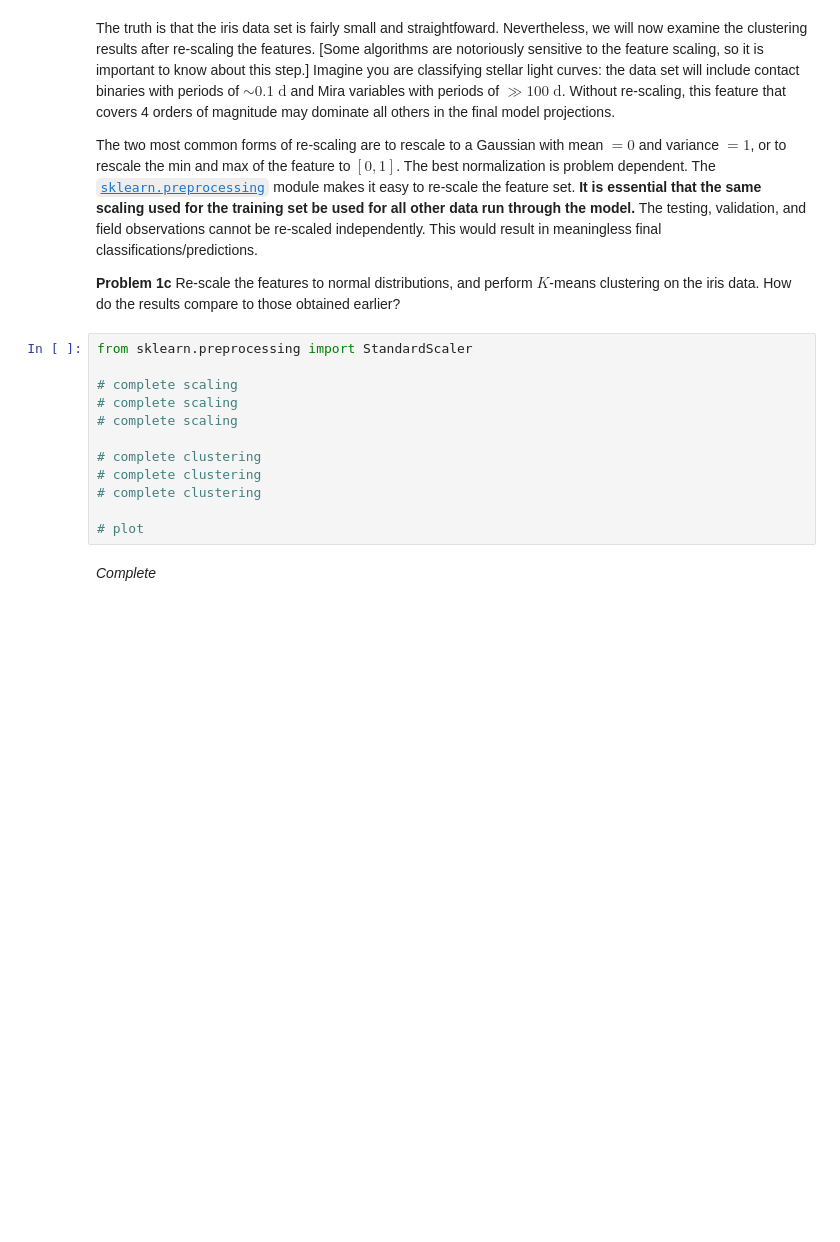
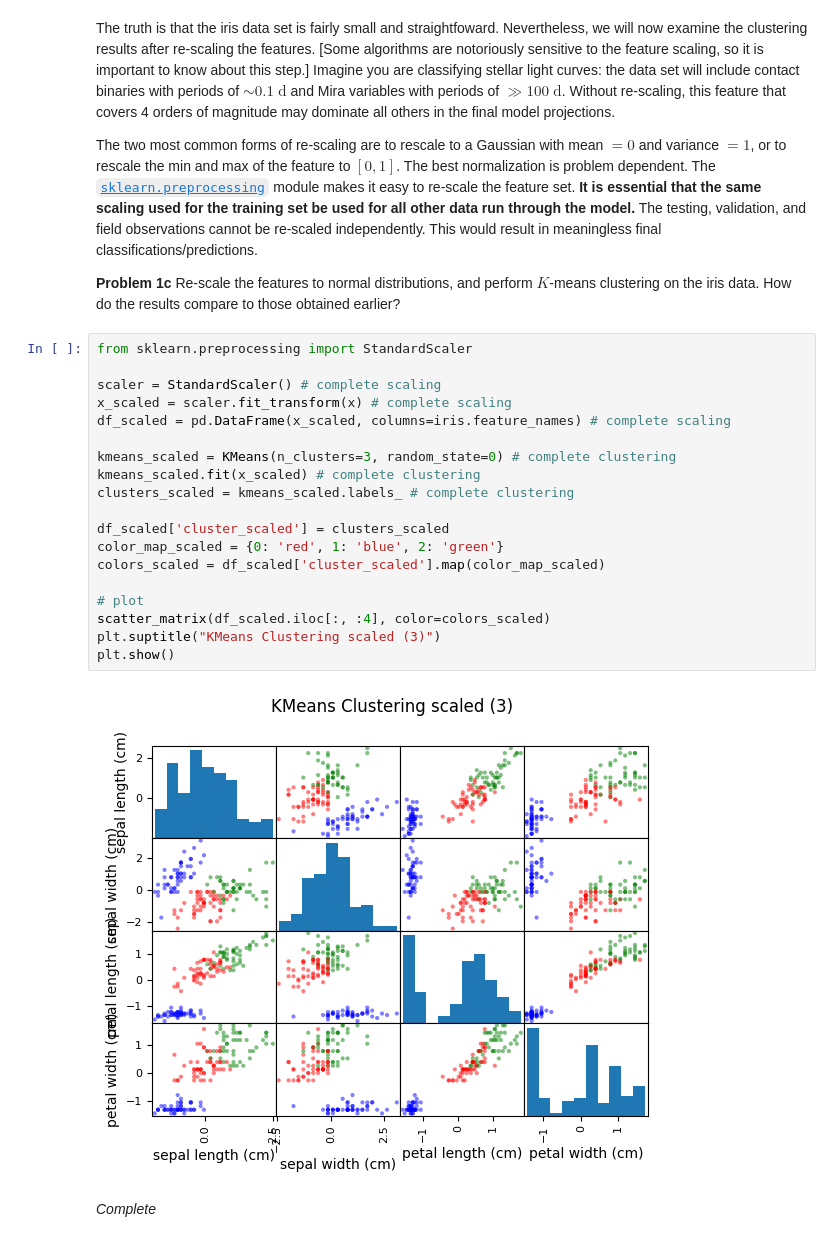
Before and after one commit to ASTR154/clustering, a Jupyter notebook: clustering.ipynb, the cells around one changed output. Drawn from its saved outputs; the diff is of its cells as text; blank space fills up the shorter version.

```diff
--- a/clustering.ipynb
+++ b/clustering.ipynb
@@ -42,18 +103,27 @@ The truth is that the iris data set is fairly small and straightfoward. Neverthe
 The two most common forms of re-scaling are to rescale to a Gaussian with mean $= 0$ and variance $= 1$, or to rescale the min and max of the feature to $[0, 1]$. The best normalization is problem dependent. The [`sklearn.preprocessing`](http://scikit-learn.org/stable/modules/classes.html#module-sklearn.preprocessing) module makes it easy to re-scale the feature set. **It is essential that the same scaling used for the training set be used for all other data run through the model.** The testing, validation, and field observations cannot be re-scaled independently. This would result in meaningless final classifications/predictions.
 
 **Problem 1c** Re-scale the features to normal distributions, and perform $K$-means clustering on the iris data. How do the results compare to those obtained earlier?
-# %%
-from sklearn.preprocessing import StandardScaler
-
-# complete scaling
-# complete scaling
-# complete scaling
-
-# complete clustering
-# complete clustering
-# complete clustering
-
-# plot
+# %%
+from sklearn.preprocessing import StandardScaler
+
+scaler = StandardScaler() # complete scaling
+x_scaled = scaler.fit_transform(x) # complete scaling
+df_scaled = pd.DataFrame(x_scaled, columns=iris.feature_names) # complete scaling
+
+kmeans_scaled = KMeans(n_clusters=3, random_state=0) # complete clustering
+kmeans_scaled.fit(x_scaled) # complete clustering
+clusters_scaled = kmeans_scaled.labels_ # complete clustering
+
+df_scaled['cluster_scaled'] = clusters_scaled
+color_map_scaled = {0: 'red', 1: 'blue', 2: 'green'}
+colors_scaled = df_scaled['cluster_scaled'].map(color_map_scaled)
+
+# plot
+scatter_matrix(df_scaled.iloc[:, :4], color=colors_scaled)
+plt.suptitle("KMeans Clustering scaled (3)")
+plt.show()
+# %% [output]
+[figure, added]
 # %% [markdown]
 *Complete*
 # %% [markdown]
```
Also changed, not shown: parts of 12 cells of this notebook.
